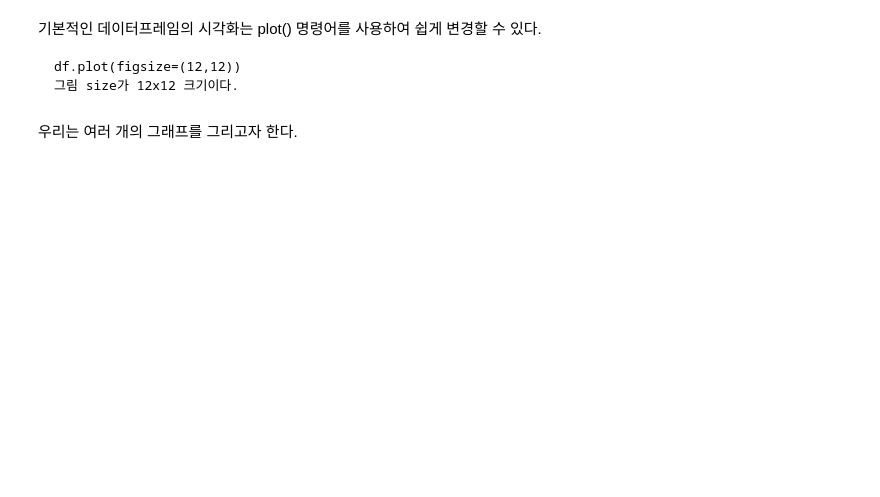
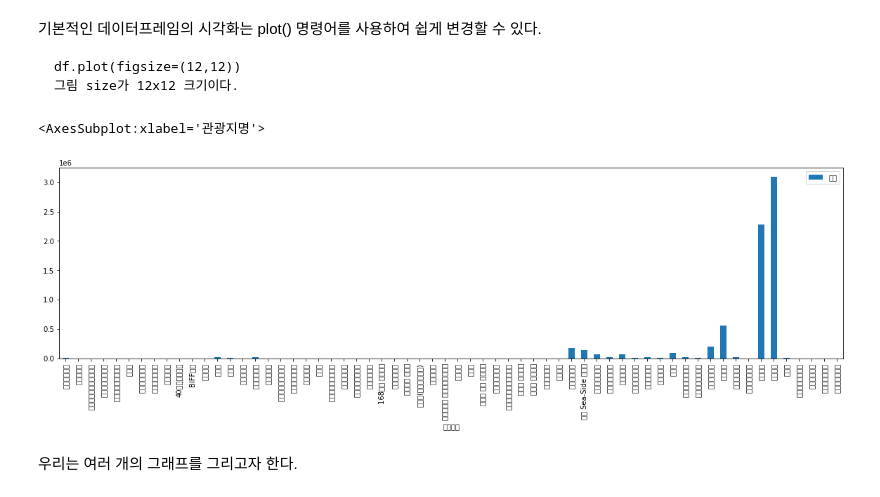
Before and after one commit to chunsejin/dismath, a Jupyter notebook: 주제3_(1-3)_부산시_관광_데이터_분석하기.ipynb, the cells around one changed output. Cells and saved outputs as stored; diff of their text form; code cells hidden in the pictures; blank space fills up the shorter version.

```diff
--- a/주제3_(1-3)_부산시_관광_데이터_분석하기.ipynb
+++ b/주제3_(1-3)_부산시_관광_데이터_분석하기.ipynb
@@ -392,0 +439,2 @@ df_hadan.set_index(['구분','년월일'])
+# %%
+df_busan.set_index(['관광지명'])
@@ -401,3 +462,8 @@ df_hadan.plot(figsize=(12,12))
+# %%
+df_busan.plot(figsize=(20,5), kind='bar', x='관광지명', y='면적')
+# %% [output]
+<AxesSubplot:xlabel='관광지명'>
+[figure, added]
 # %% [markdown]
 우리는 여러 개의 그래프를 그리고자 한다.
 # %%
```
Also changed, not shown: parts of 87 cells of this notebook, 7 other files.
